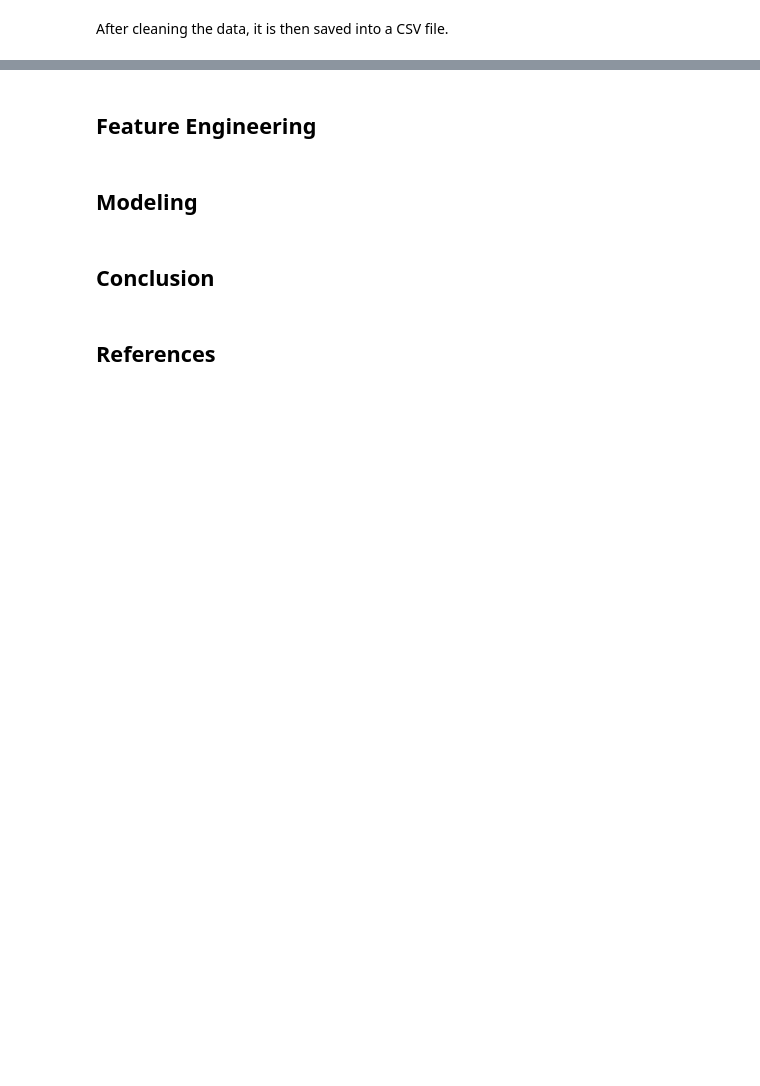
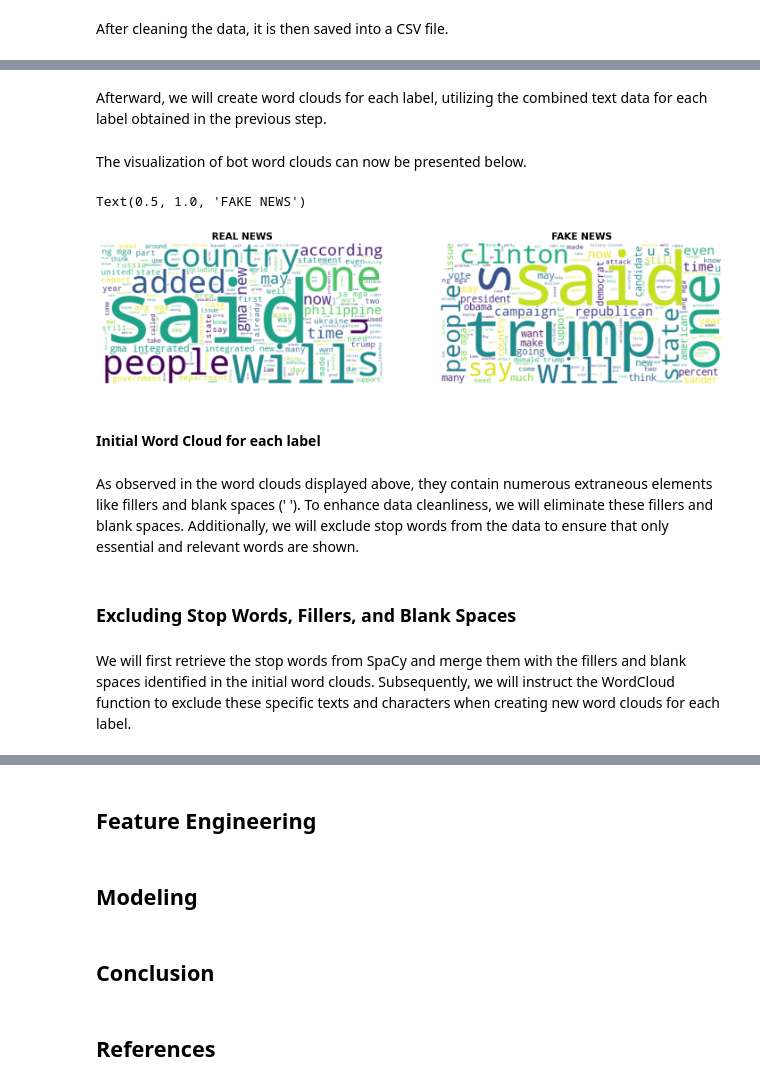
Before and after one commit to francheska-vicente/data102-fake-news, a Jupyter notebook: main.ipynb, the cells around one changed output, grey strips where cells are left out. Drawn from its saved outputs; the diff is of its cells as text; code cells hidden in the pictures; blank space fills up the shorter version.

```diff
--- a/main.ipynb
+++ b/main.ipynb
@@ -314,0 +686,2 @@ plt.show()
+# %%
+news = df_News[['label', 'Content']].copy(deep=True)
@@ -314,0 +690,3 @@ plt.show()
+# %%
+rn = news[news['label'] == 0]
+fn = news[news['label'] == 1]
@@ -314,0 +704,44 @@ plt.show()
+# %%
+# Combining the texts from the Real News and separating it by whitespace
+text_rn = " ".join(i for i in rn['Content']).lower()
+
+# Combining the texts from the Fake News and separating it by whitespace
+text_fn = " ".join(i for i in fn['Content']).lower()
+# %% [markdown]
+Afterward, we will create word clouds for each label, utilizing the combined text data for each label obtained in the previous step.
+# %%
+# Generating a word cloud for Non-suicide class by using the combined text data
+wordcloud_rn = WordCloud(background_color="white").generate(text_rn)
+
+# Generating a word cloud for Suicide class by using the combined text data
+wordcloud_fn = WordCloud(background_color="white").generate(text_fn)
+# %% [markdown]
+The visualization of bot word clouds can now be presented below.
+# %%
+fig = plt.figure(figsize=(18, 13))
+
+rows = 1
+columns = 2
+
+# Plotting the initial word cloud for REAL NEWS
+fig.add_subplot(rows, columns, 1)
+plt.imshow(wordcloud_rn, interpolation='bilinear')
+plt.axis('off')
+plt.title("REAL NEWS", fontsize=15, weight='bold')
+
+# Plotting the initial word cloud for FAKE NEWS
+fig.add_subplot(rows, columns, 2)
+plt.imshow(wordcloud_fn, interpolation='bilinear')
+plt.axis('off')
+plt.title("FAKE NEWS", fontsize=15, weight='bold')
+# %% [output]
+Text(0.5, 1.0, 'FAKE NEWS')
+[figure, added]
+# %% [markdown]
+#### Initial Word Cloud for each label
+# %% [markdown]
+As observed in the word clouds displayed above, they contain numerous extraneous elements like fillers and blank spaces (' '). To enhance data cleanliness, we will eliminate these fillers and blank spaces. Additionally, we will exclude stop words from the data to ensure that only essential and relevant words are shown.
+# %% [markdown]
+### Excluding Stop Words, Fillers, and Blank Spaces
+# %% [markdown]
+We will first retrieve the stop words from SpaCy and merge them with the fillers and blank spaces identified in the initial word clouds. Subsequently, we will instruct the WordCloud function to exclude these specific texts and characters when creating new word clouds for each label.
```
Also changed, not shown: parts of 197 cells of this notebook.
